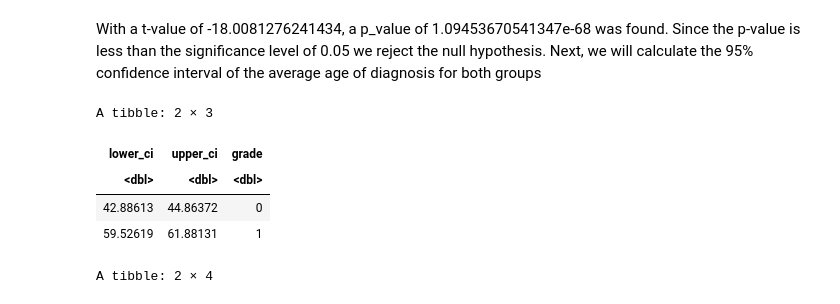
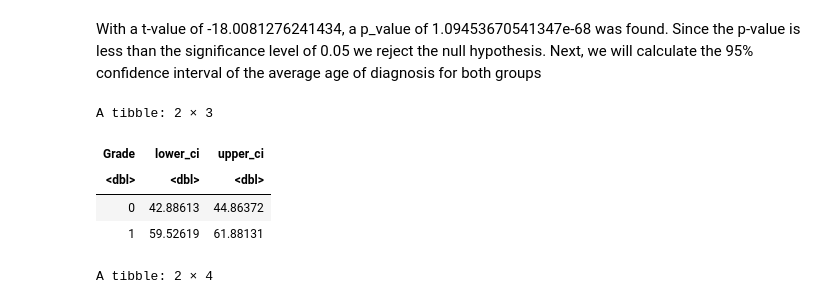
Before and after one commit to Lucien950/stat-201-group-15, a Jupyter notebook: project_proposal.ipynb, the cells around one changed output. Cells and saved outputs as stored; diff of their text form; code cells hidden in the pictures.

```diff
--- a/project_proposal.ipynb
+++ b/project_proposal.ipynb
@@ -456,12 +436,18 @@ mutate(grade = 1)
 # %%
-ci_summary <- rbind(ci_grade0, ci_grade1)
+# Finding the confidence intervals for average age of diagnosis for each grade of glioma
+ci_summary <- t2_summary %>%
+	group_by(Grade) %>%
+	summarize(
+		lower_ci = qt(0.05, t2_df) * age_sd / sqrt(grade_n) + age_mu,
+		upper_ci = qt(0.95, t2_df) * age_sd / sqrt(grade_n) + age_mu
+	)
 ci_summary
 # %% [output]
 A tibble: 2 × 3
-| lower_ci | upper_ci | grade |
+| Grade | lower_ci | upper_ci |
 | <dbl> | <dbl> | <dbl> |
-| 42.88613 | 44.86372 | 0 |
-| 59.52619 | 61.88131 | 1 |
+| 0 | 42.88613 | 44.86372 |
+| 1 | 59.52619 | 61.88131 |
 # %%
 t2_summary
 # %% [output]
```
Also changed, not shown: parts of 4 cells of this notebook.
